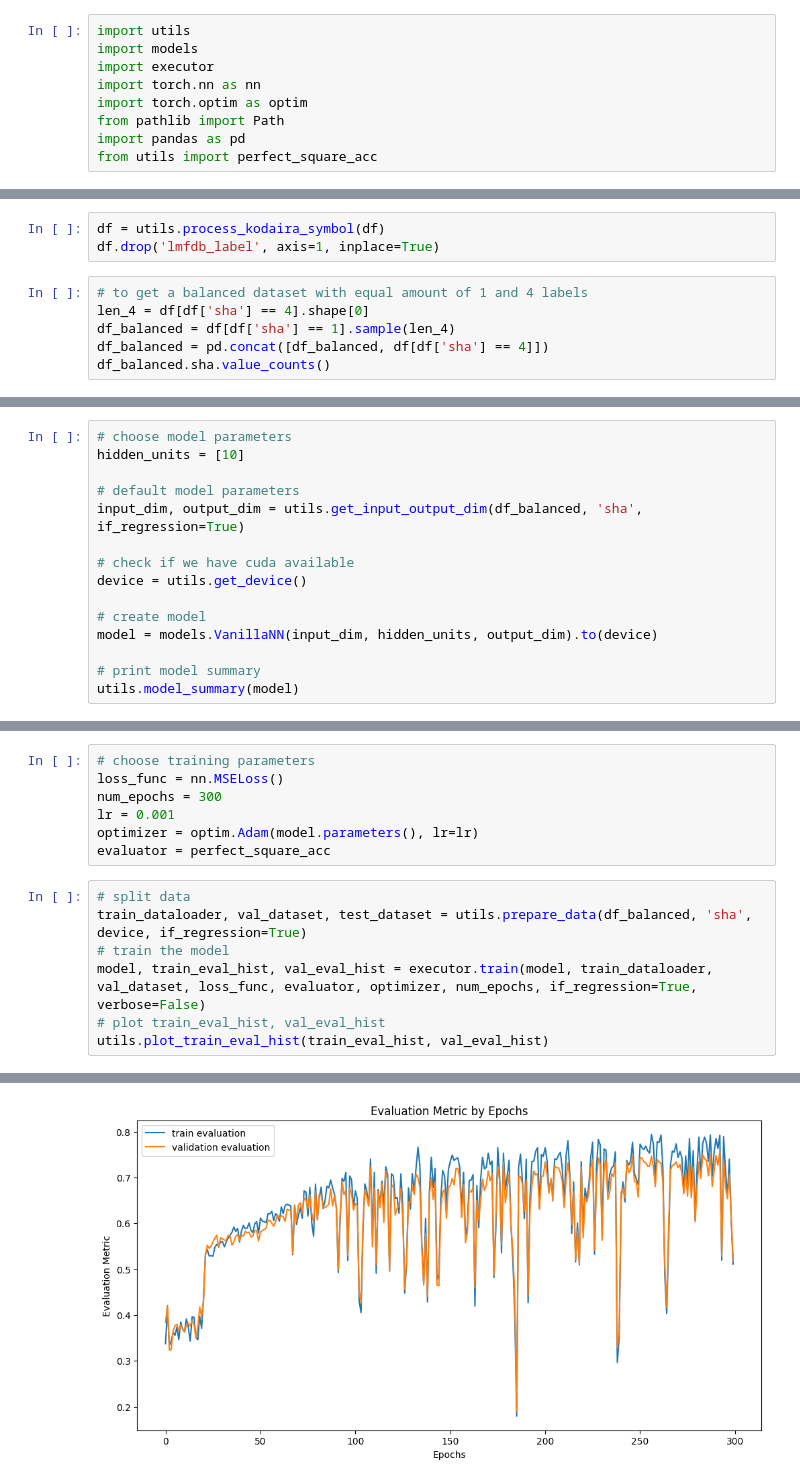
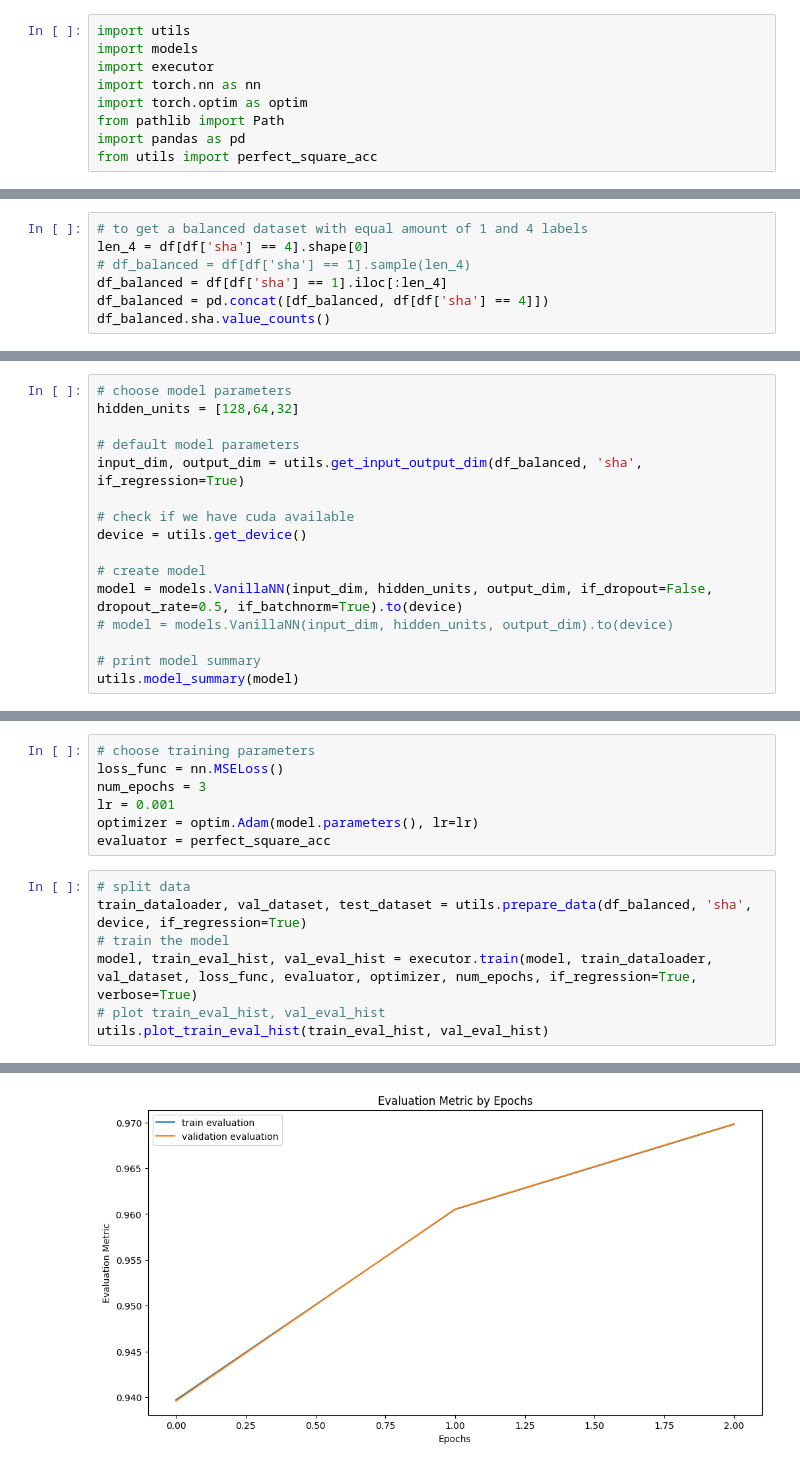
Before and after one commit to BarinderBanwait/ml_rnt, a Jupyter notebook: notebooks/ShaPrediction.ipynb, the cells around one changed output, grey strips where cells are left out. Saved outputs shown, nothing was run; the diff lists cells and outputs as text.

Commit message:
trained a sha model

```diff
--- a/notebooks/ShaPrediction.ipynb
+++ b/notebooks/ShaPrediction.ipynb
@@ -16,10 +24,8 @@ Loaded the dataset with 61 features and 52710 curves..
-# %%
-df = utils.process_kodaira_symbol(df)
-df.drop('lmfdb_label', axis=1, inplace=True)
 # %%
 # to get a balanced dataset with equal amount of 1 and 4 labels
 len_4 = df[df['sha'] == 4].shape[0]
-df_balanced = df[df['sha'] == 1].sample(len_4)
+# df_balanced = df[df['sha'] == 1].sample(len_4)
+df_balanced = df[df['sha'] == 1].iloc[:len_4]
 df_balanced = pd.concat([df_balanced, df[df['sha'] == 4]])
 df_balanced.sha.value_counts()
 # %% [output]
@@ -28,7 +34,7 @@ df_balanced.sha.value_counts()
 Name: sha, dtype: int64
 # %%
 # choose model parameters
-hidden_units = [10]
+hidden_units = [128,64,32]
 
 # default model parameters
 input_dim, output_dim = utils.get_input_output_dim(df_balanced, 'sha', if_regression=True)
@@ -37,7 +43,8 @@ input_dim, output_dim = utils.get_input_output_dim(df_balanced, 'sha', if_regres
 device = utils.get_device()
 
 # create model
-model = models.VanillaNN(input_dim, hidden_units, output_dim).to(device)
+model = models.VanillaNN(input_dim, hidden_units, output_dim, if_dropout=False, dropout_rate=0.5, if_batchnorm=True).to(device)
+# model = models.VanillaNN(input_dim, hidden_units, output_dim).to(device)
 
 # print model summary
 utils.model_summary(model)
@@ -54,7 +66,7 @@ VanillaNN(
 # %%
 # choose training parameters
 loss_func = nn.MSELoss()
-num_epochs = 300
+num_epochs = 3
 lr = 0.001
 optimizer = optim.Adam(model.parameters(), lr=lr)
 evaluator = perfect_square_acc
@@ -62,7 +74,7 @@ evaluator = perfect_square_acc
 # split data
 train_dataloader, val_dataset, test_dataset = utils.prepare_data(df_balanced, 'sha', device, if_regression=True)
 # train the model
-model, train_eval_hist, val_eval_hist = executor.train(model, train_dataloader, val_dataset, loss_func, evaluator, optimizer, num_epochs, if_regression=True, verbose=False)
+model, train_eval_hist, val_eval_hist = executor.train(model, train_dataloader, val_dataset, loss_func, evaluator, optimizer, num_epochs, if_regression=True, verbose=True)
 # plot train_eval_hist, val_eval_hist
 utils.plot_train_eval_hist(train_eval_hist, val_eval_hist)
 # %% [output]
@@ -70,2 +85,2 @@ Save the model from epoch 292 with perfect_square_acc 0.7566607460035524 to ..\t
-[figure, old version]
+[figure, new version]
 # %%
```
Also changed, not shown: parts of 5 cells of this notebook, 2 other files.
